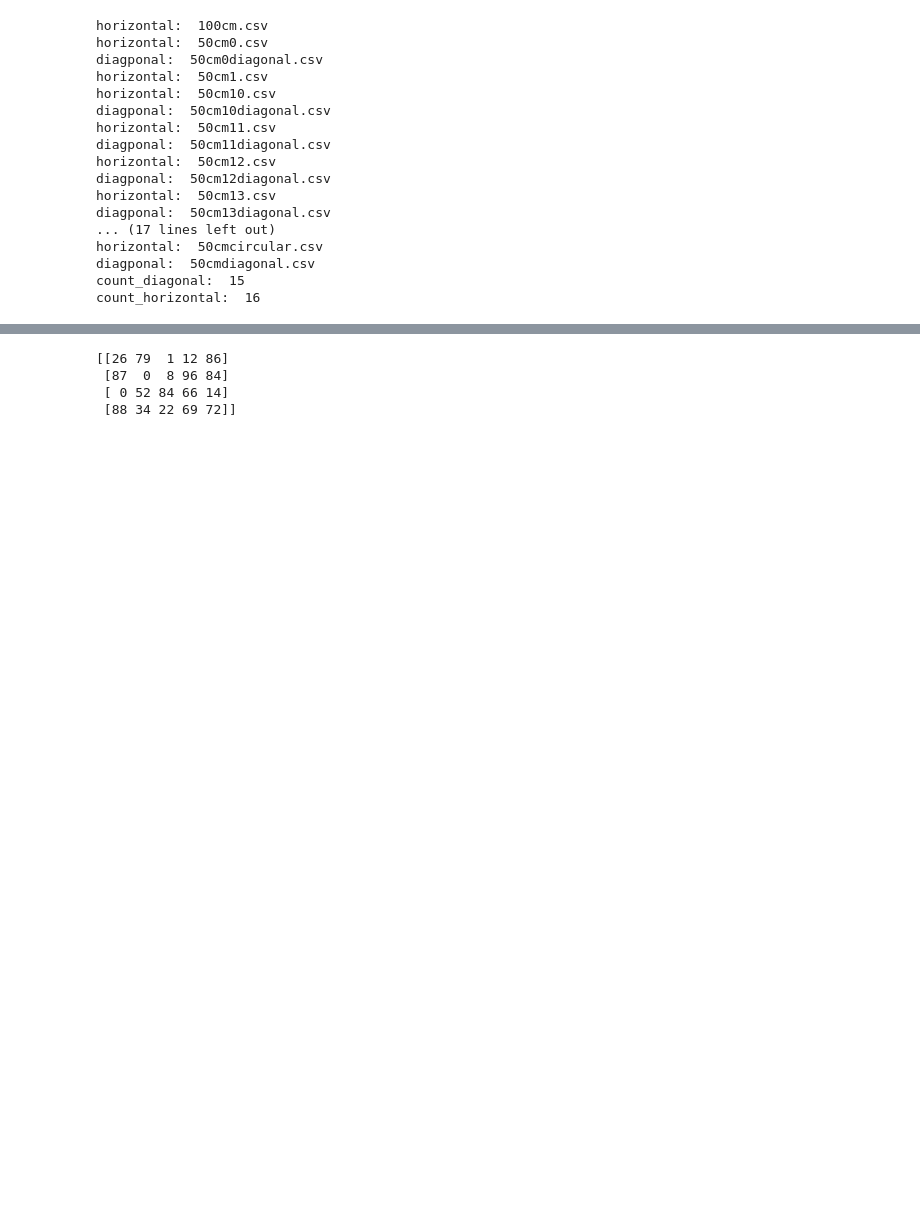
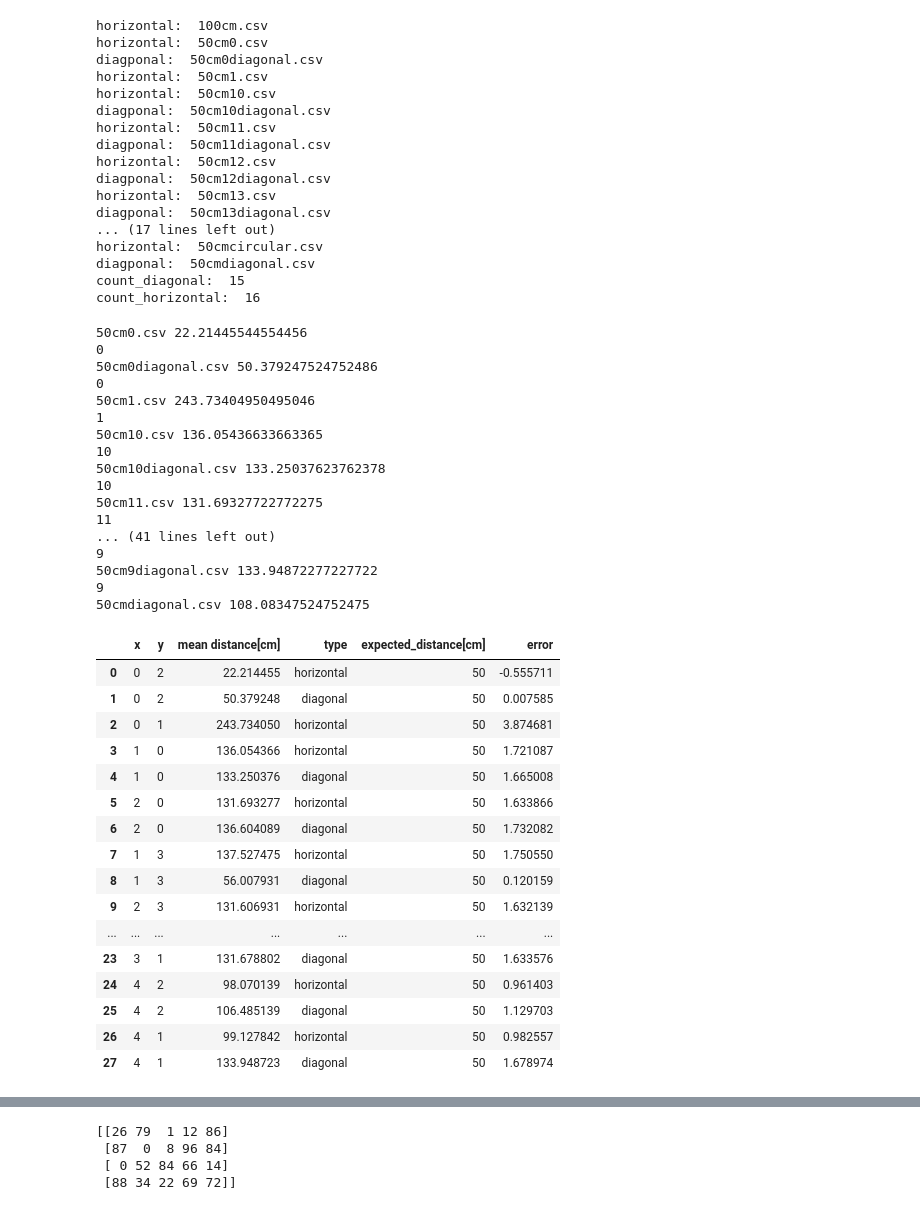
Before and after one commit to CelestineOverflow/BUL, a Jupyter notebook: lab-1/post.ipynb, the cells around one changed output, grey strips where cells are left out. Saved outputs shown, nothing was run; the diff lists cells and outputs as text; code cells hidden in the pictures; blank space fills up the shorter version.

```diff
--- a/lab-1/post.ipynb
+++ b/lab-1/post.ipynb
@@ -149,0 +203,80 @@ files_dir = r'D:\BUL\lab-1\results'
+# %%
+files_dir = r'D:\BUL\lab-1\results_sideways'
+files = os.listdir(files_dir)
+
+map = {
+  "10": { "x": 1, "y": 0, "distance[cm]": 62.26 },
+  "11": { "x": 2, "y": 0, "distance[cm]": 78.38 },
+  "1": { "x": 0, "y": 1 , "distance[cm]": 26.95},
+  "3": { "x": 1, "y": 1 , "distance[cm]": 45.96},
+  "5": { "x": 2, "y": 1 , "distance[cm]": 66.18},
+  "7": { "x": 3, "y": 1 , "distance[cm]": 86.78},
+  "9": { "x": 4, "y": 1 , "distance[cm]": 107.53},
+  "0": { "x": 0, "y": 2 , "distance[cm]": 26.95},
+  "2": { "x": 1, "y": 2 , "distance[cm]": 45.96},
+  "4": { "x": 2, "y": 2 , "distance[cm]": 66.18},
+  "6": { "x": 3, "y": 2 , "distance[cm]": 86.78},
+  "8": { "x": 4, "y": 2 , "distance[cm]": 107.53},
+  "12": { "x": 1, "y": 3 , "distance[cm]": 62.26},
+  "13": { "x": 2, "y": 3 , "distance[cm]": 78.38},
+}
+
+df = pd.DataFrame(columns=['x', 'y', 'mean distance[cm]', 'type', 'expected_distance[cm]', 'error'])
+
+for file in files:
+    if file.endswith('.csv'):
+        diagonal = False
+        if 'diagonal' in file:
+            diagonal = True
+        if 'circular' in file:
+            continue
+        t = pd.read_csv(os.path.join(files_dir, file))
+        t.drop(columns=['Unnamed: 0'], inplace=True)
+        mean = t['distance[cm]'].mean()
+        print(file, mean)
+        number = file.split('cm')[1].split('.')[0].split('diagonal')[0]
+        print(number)
+        if number not in map:
+            continue
+        x = map[number]['x']
+        y = map[number]['y']
+        expected_distance = int(file.split('cm')[0])
+        error = (mean - expected_distance) / expected_distance
+        df = pd.concat([df, pd.DataFrame([[x, y, mean, 'diagonal' if diagonal else 'horizontal', expected_distance, error]], columns=['x', 'y', 'mean distance[cm]', 'type', 'expected_distance[cm]', 'error'])], ignore_index=True)
+
+display(df)
+# %% [output]
+50cm0.csv 22.21445544554456
+0
+50cm0diagonal.csv 50.379247524752486
+0
+50cm1.csv 243.73404950495046
+1
+50cm10.csv 136.05436633663365
+10
+50cm10diagonal.csv 133.25037623762378
+10
+50cm11.csv 131.69327722772275
+11
+... (41 lines left out)
+9
+50cm9diagonal.csv 133.94872277227722
+9
+50cmdiagonal.csv 108.08347524752475
+|  | x | y | mean distance[cm] | type | expected_distance[cm] | error |
+| 0 | 0 | 2 | 22.214455 | horizontal | 50 | -0.555711 |
+| 1 | 0 | 2 | 50.379248 | diagonal | 50 | 0.007585 |
+| 2 | 0 | 1 | 243.734050 | horizontal | 50 | 3.874681 |
+| 3 | 1 | 0 | 136.054366 | horizontal | 50 | 1.721087 |
+| 4 | 1 | 0 | 133.250376 | diagonal | 50 | 1.665008 |
+| 5 | 2 | 0 | 131.693277 | horizontal | 50 | 1.633866 |
+| 6 | 2 | 0 | 136.604089 | diagonal | 50 | 1.732082 |
+| 7 | 1 | 3 | 137.527475 | horizontal | 50 | 1.750550 |
+| 8 | 1 | 3 | 56.007931 | diagonal | 50 | 0.120159 |
+| 9 | 2 | 3 | 131.606931 | horizontal | 50 | 1.632139 |
+| ... | ... | ... | ... | ... | ... | ... |
+| 23 | 3 | 1 | 131.678802 | diagonal | 50 | 1.633576 |
+| 24 | 4 | 2 | 98.070139 | horizontal | 50 | 0.961403 |
+| 25 | 4 | 2 | 106.485139 | diagonal | 50 | 1.129703 |
+| 26 | 4 | 1 | 99.127842 | horizontal | 50 | 0.982557 |
+| 27 | 4 | 1 | 133.948723 | diagonal | 50 | 1.678974 |
```
Also changed, not shown: parts of 5 cells of this notebook, 4 other files.
